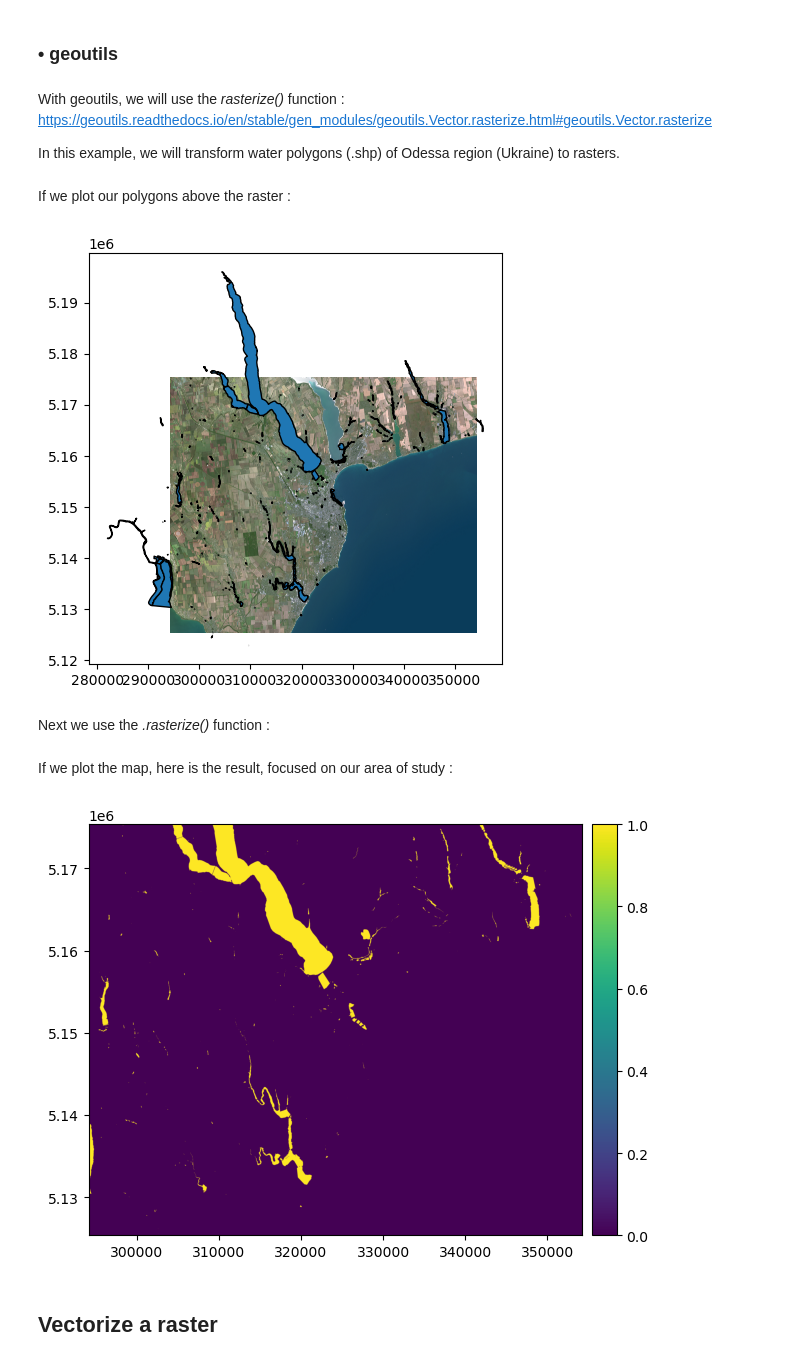
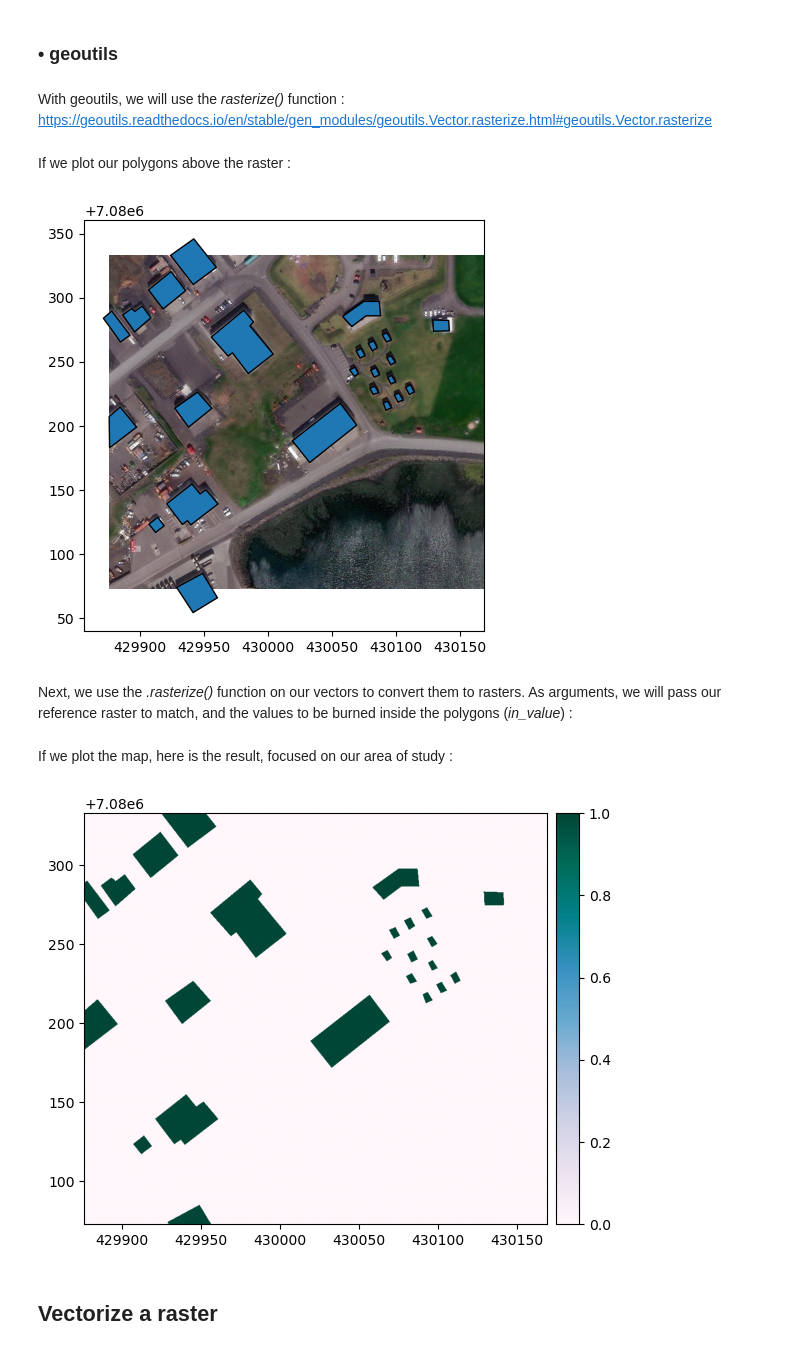
Before and after one commit to sertit/open_source_rasters_comparison, a Jupyter notebook: notebooks/rasterization_and_vectorization.ipynb, the cells around one changed output. Saved outputs shown, nothing was run; the diff lists cells and outputs as text; code cells hidden in the pictures.

```diff
--- a/notebooks/rasterization_and_vectorization.ipynb
+++ b/notebooks/rasterization_and_vectorization.ipynb
@@ -45,3 +34,3 @@ This method consists of converting a vector (shape) into a raster image.
 # %%
 #path to the raster object
-raster_path = "../data/PlanetObserver_PlanetSAT_10m_Ukraine_Odessa_UTM36.tif"
+raster_path = "../data/rasters/subset_med.tif"
@@ -54,3 +37,3 @@ show(ds_rasterio)
 # %%
 #path to the vector object
-vector_path = "../data/odessa_water_poly.shp"
+vector_path = "../data/vectors/buildings.shp"
@@ -70,8 +130,6 @@ With rioxarray, we can use the geocube library and especially the *geocube.make_
 ### • geoutils
 # %% [markdown]
 With geoutils, we will use the *rasterize()* function : https://geoutils.readthedocs.io/en/stable/gen_modules/geoutils.Vector.rasterize.html#geoutils.Vector.rasterize
-
-In this example, we will transform water polygons (.shp) of Odessa region (Ukraine) to rasters.
 # %%
 gu_rast = gu.Raster(raster_path)
 
@@ -82,16 +140,16 @@ If we plot our polygons above the raster :
 gu_rast.plot()
 gu_vect.plot(ref_crs=gu_rast, ec="k", lw=1)
 # %% [output]
-[figure, old version]
+[figure, new version]
 # %% [markdown]
-Next we use the *.rasterize()* function :
+Next, we use the *.rasterize()* function on our vectors to convert them to rasters. As arguments, we will pass our reference raster to match, and the values to be burned inside the polygons (*in_value*) :
 # %%
 vect_rasterized = gu_vect.rasterize(gu_rast, in_value=1) #in_value = 1 to burn a single value
 # %% [markdown]
 If we plot the map, here is the result, focused on our area of study :
 # %%
-vect_rasterized.plot(ax="new", cmap="viridis")
+vect_rasterized.plot(cmap="PuBuGn")
 # %% [output]
-[figure, old version]
+[figure, new version]
 # %% [markdown]
 ## Vectorize a raster
```
Also changed, not shown: parts of 51 cells of this notebook, 4 other files.
